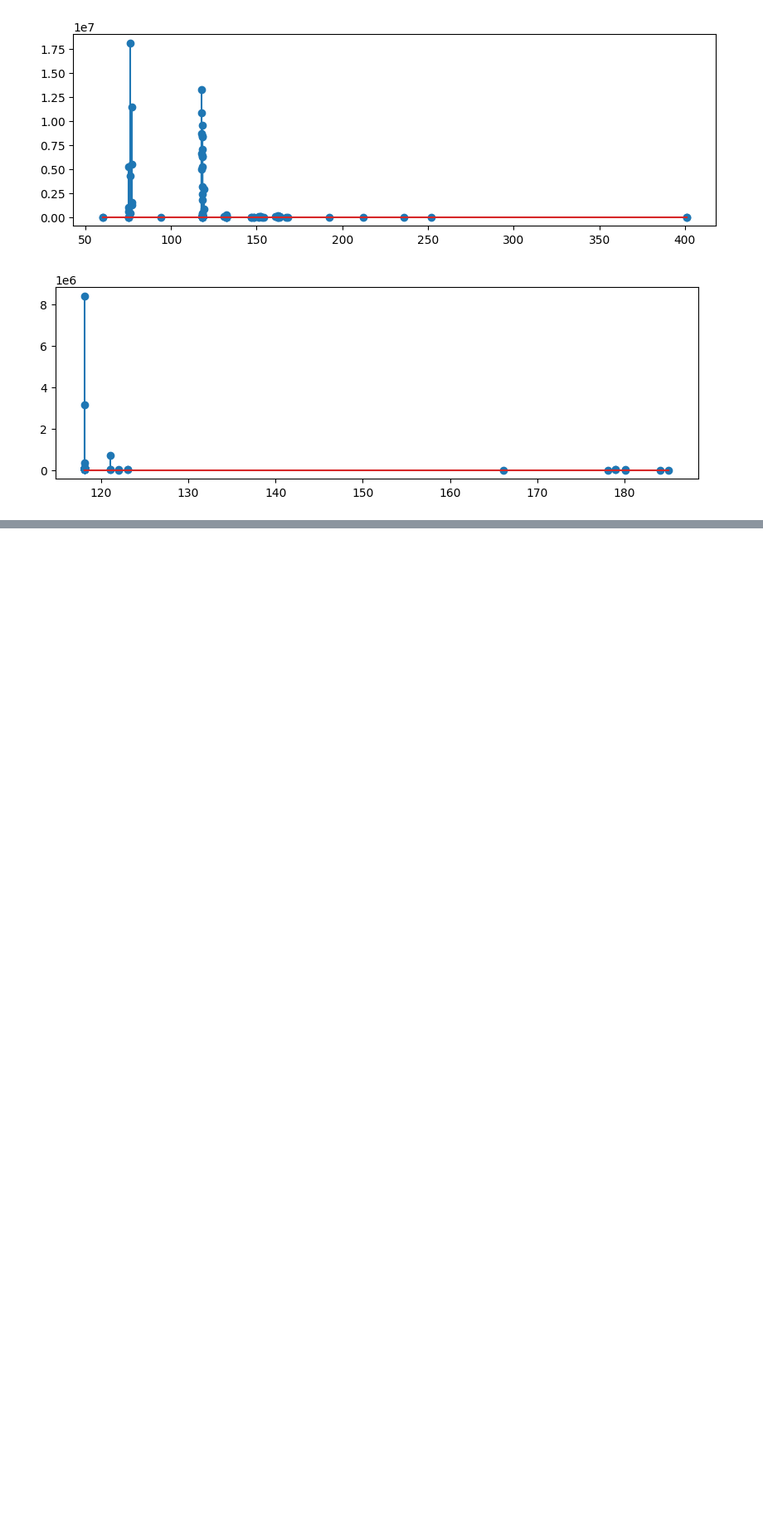
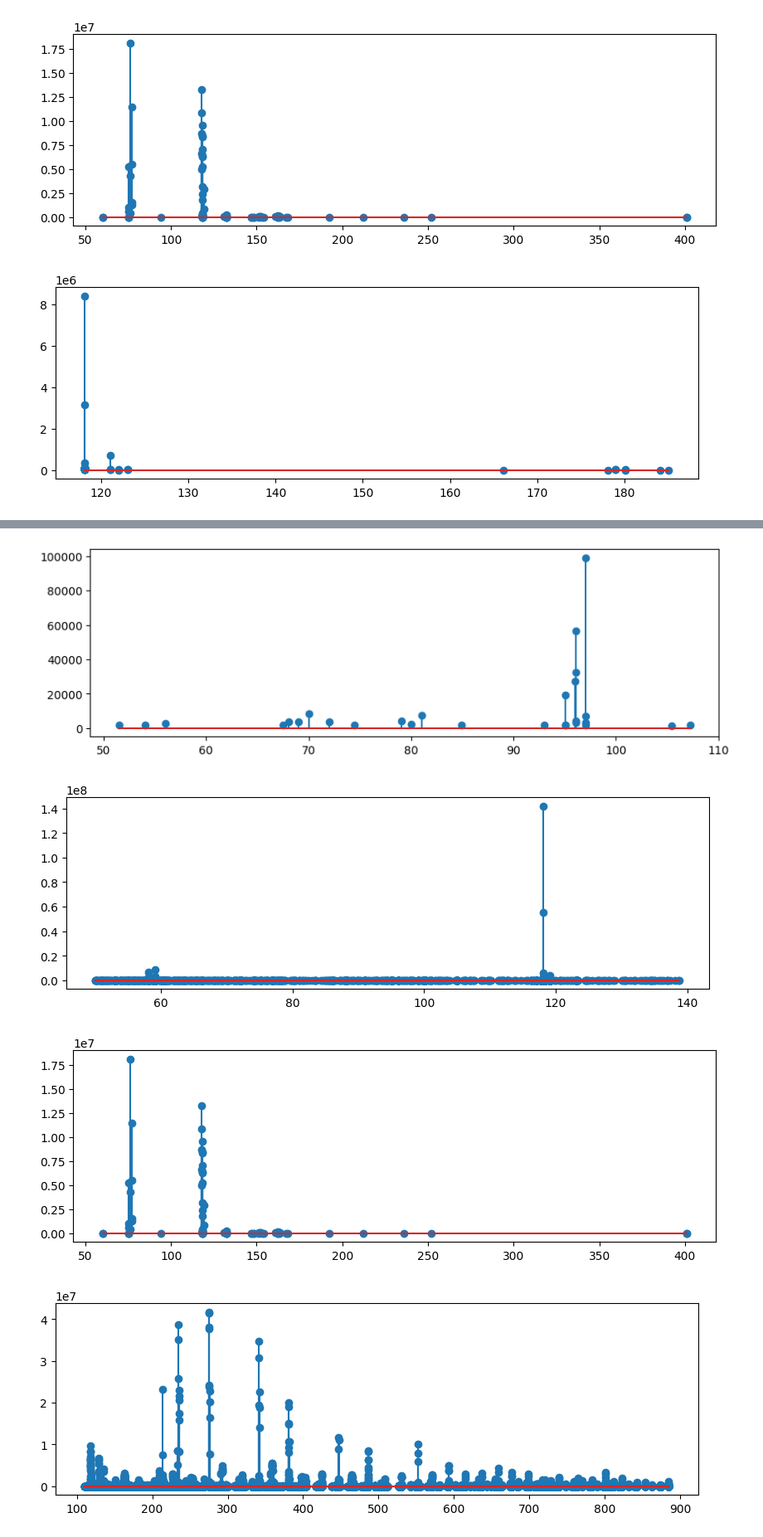
Before and after one commit to wkumler/mzsql, a Jupyter notebook: demo_notebooks/MS2_all.ipynb, the cells around one changed output, grey strips where cells are left out. Shown at 83% size. Saved outputs shown, nothing was run; the diff lists cells and outputs as text; code cells hidden in the pictures; blank space fills up the shorter version.

```diff
--- a/demo_notebooks/MS2_all.ipynb
+++ b/demo_notebooks/MS2_all.ipynb
@@ -123,0 +236,21 @@ plt.show()
+# %%
+spectrum_data = get_MS2scan_mzml_pyopenms(mzml_file, spectrum_idx)
+plt.stem(spectrum_data["fragmz"], spectrum_data["int"])
+plt.show()
+
+spectrum_data = get_MS2premz_mzml_pyopenms(mzml_file, precursor_mz, ppm_acc)
+plt.stem(spectrum_data["fragmz"], spectrum_data["int"])
+plt.show()
+
+spectrum_data = get_MS2fragmz_mzml_pyopenms(mzml_file, fragment_mz, ppm_acc)
+plt.stem(spectrum_data["premz"], spectrum_data["int"])
+plt.show()
+
+spectrum_data = get_MS2nloss_mzml_pyopenms(mzml_file, neutral_loss, ppm_acc)
+plt.stem(spectrum_data["premz"], spectrum_data["int"])
+plt.show()
+# %% [output]
+[figure, added]
+[figure, added]
+[figure, added]
+[figure, added]
```
Also changed, not shown: parts of 9 cells of this notebook, 1 other file.
